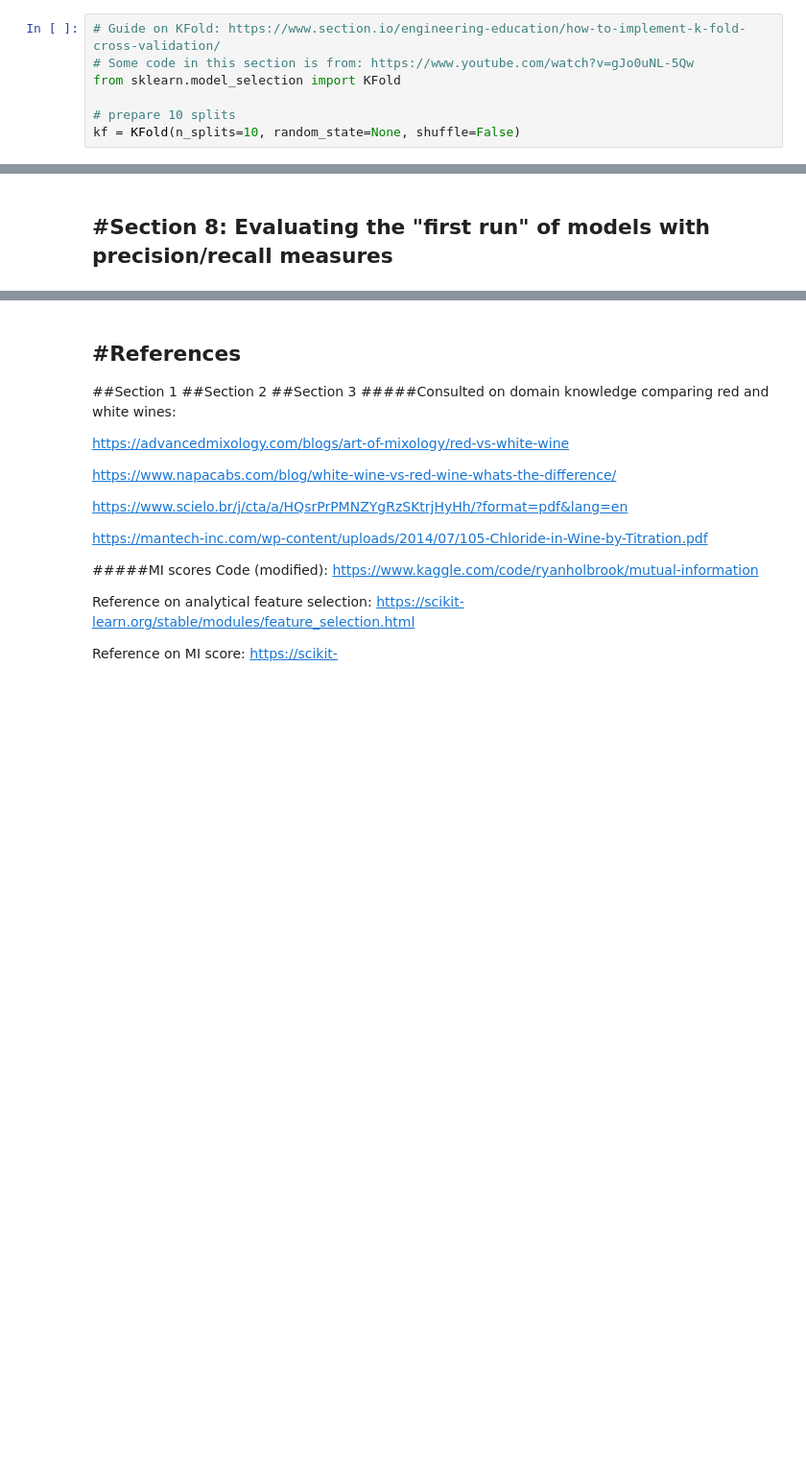
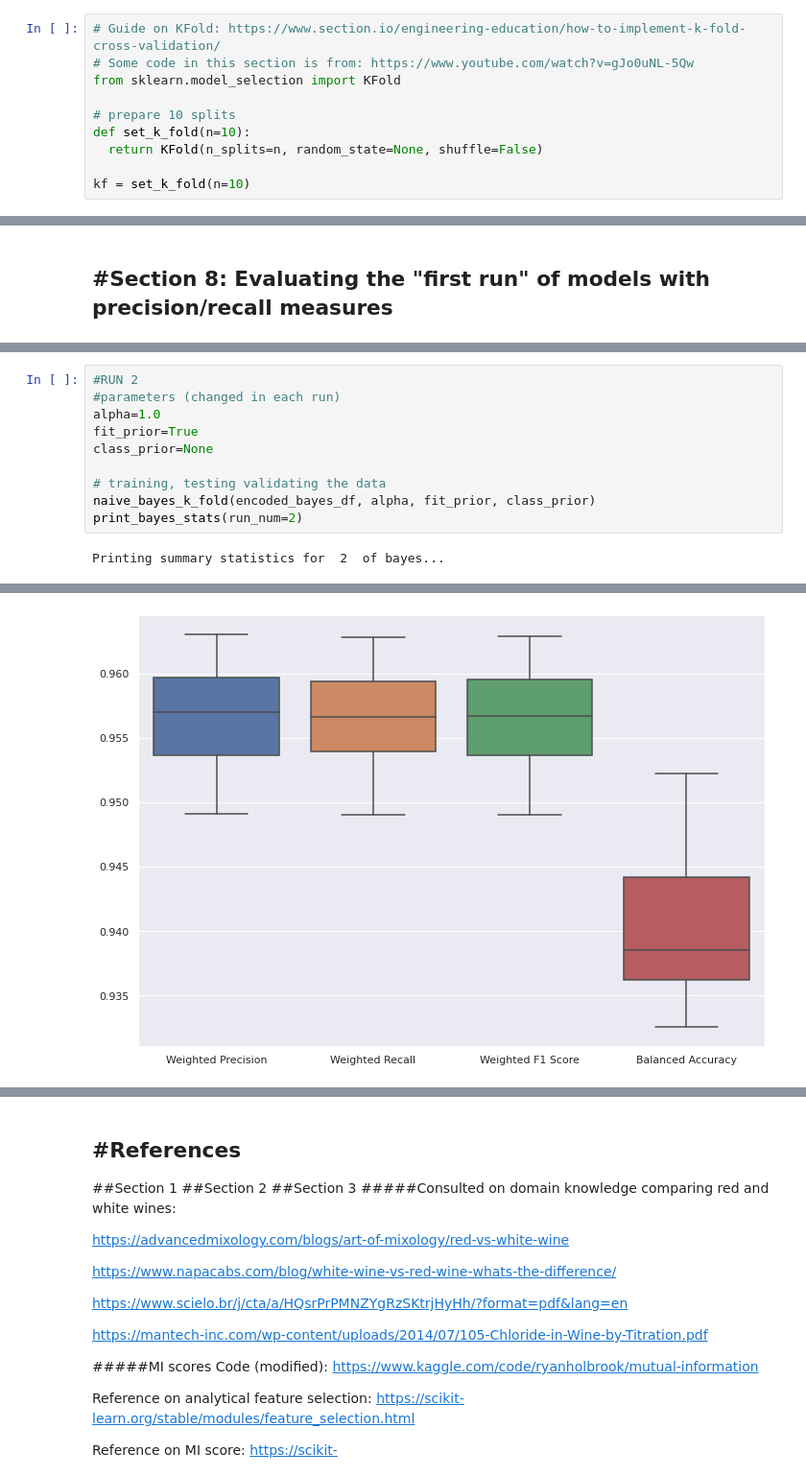
Before and after one commit to journalWheat/CSI4106-Project1, a Jupyter notebook: CSI4106_Project1_JaredWagner_GeneralForm.ipynb, the cells around one changed output, grey strips where cells are left out. Shown: that part at 96% size. Drawn from its saved outputs; the diff is of its cells as text; blank space fills up the shorter version.

```diff
--- a/CSI4106_Project1_JaredWagner_GeneralForm.ipynb
+++ b/CSI4106_Project1_JaredWagner_GeneralForm.ipynb
@@ -314,7 +314,10 @@ For this report, 10-fold cross validation was selected since it is commonly used
 from sklearn.model_selection import KFold
 
 # prepare 10 splits
-kf = KFold(n_splits=10, random_state=None, shuffle=False)
+def set_k_fold(n=10):
+  return KFold(n_splits=n, random_state=None, shuffle=False)
+
+kf = set_k_fold(n=10)
 # %% [markdown]
 # Section 6, 7, 8: training, testing (k-fold), and evaluating algorithms
 -----
@@ -524,0 +456,12 @@ matrix [[155  15]
+# %%
+#RUN 2
+#parameters (changed in each run)
+alpha=1.0
+fit_prior=True
+class_prior=None
+
+# training, testing validating the data
+naive_bayes_k_fold(encoded_bayes_df, alpha, fit_prior, class_prior)
+print_bayes_stats(run_num=2)
+# %% [output]
+Printing summary statistics for  2  of bayes...
@@ -524,0 +479 @@ matrix [[155  15]
+[figure, added]
```
Also changed, not shown: parts of 18 cells of this notebook.
